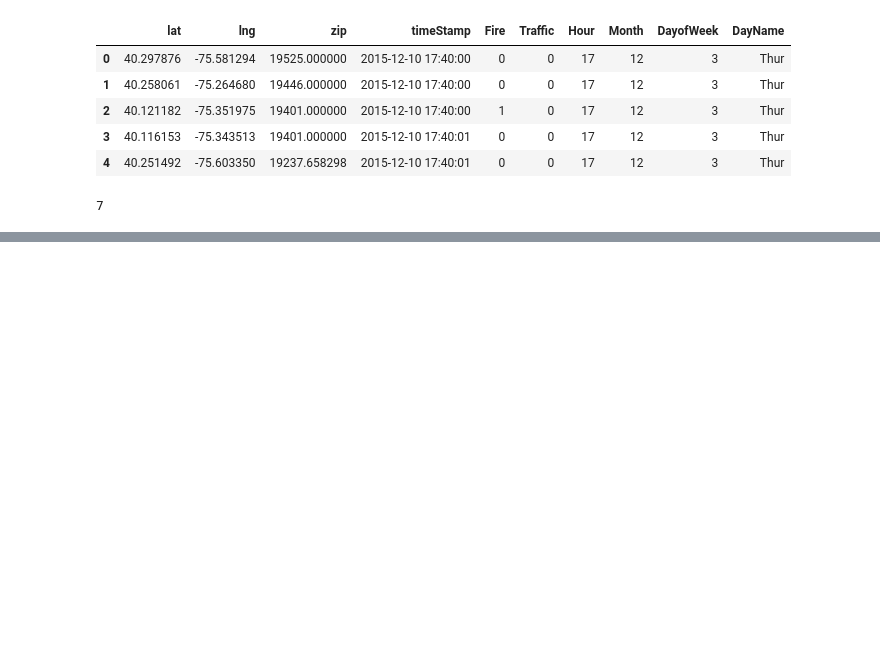
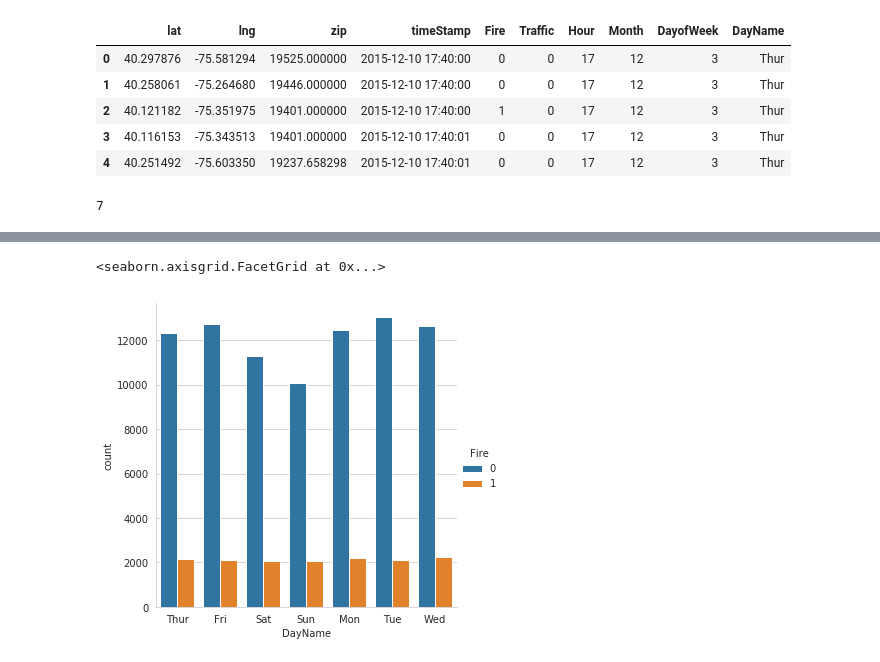
Before and after one commit to lyraxvincent/911-calls-project, a Jupyter notebook: Working With Clean Data.ipynb, the cells around one changed output, grey strips where cells are left out. Drawn from its saved outputs; the diff is of its cells as text; code cells hidden in the pictures; blank space fills up the shorter version.

```diff
--- a/Working With Clean Data.ipynb
+++ b/Working With Clean Data.ipynb
@@ -63,0 +71,7 @@ df['DayName'].nunique()
+# %%
+#Add hue as the reason in the above plot
+
+sns.catplot(x='DayName', data=df, kind='count', hue='Fire')
+# %% [output]
+<seaborn.axisgrid.FacetGrid at 0x...>
+[figure, added]
```
Also changed, not shown: parts of 3 cells of this notebook, 1 other file.
